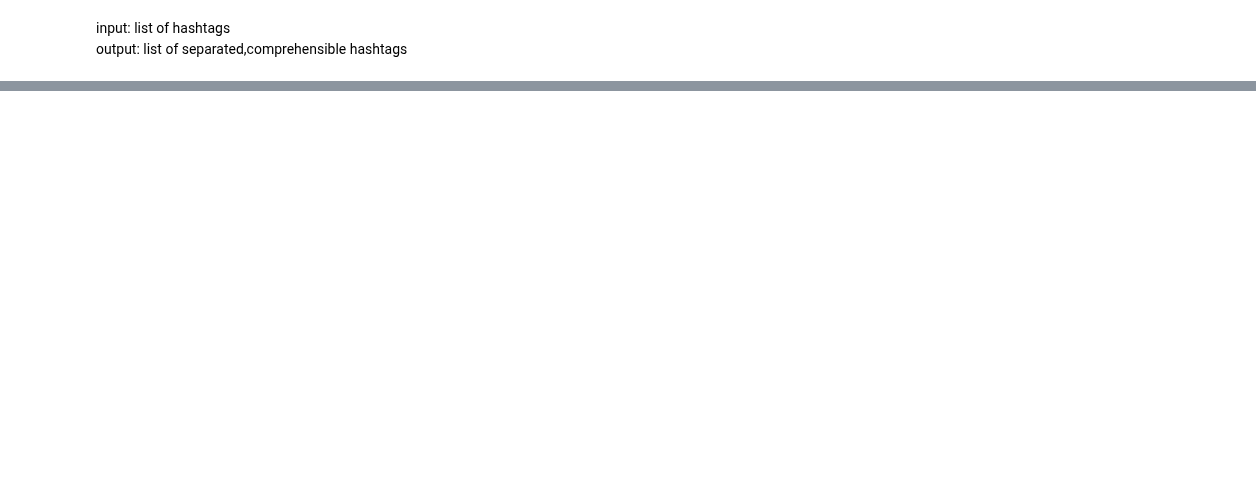
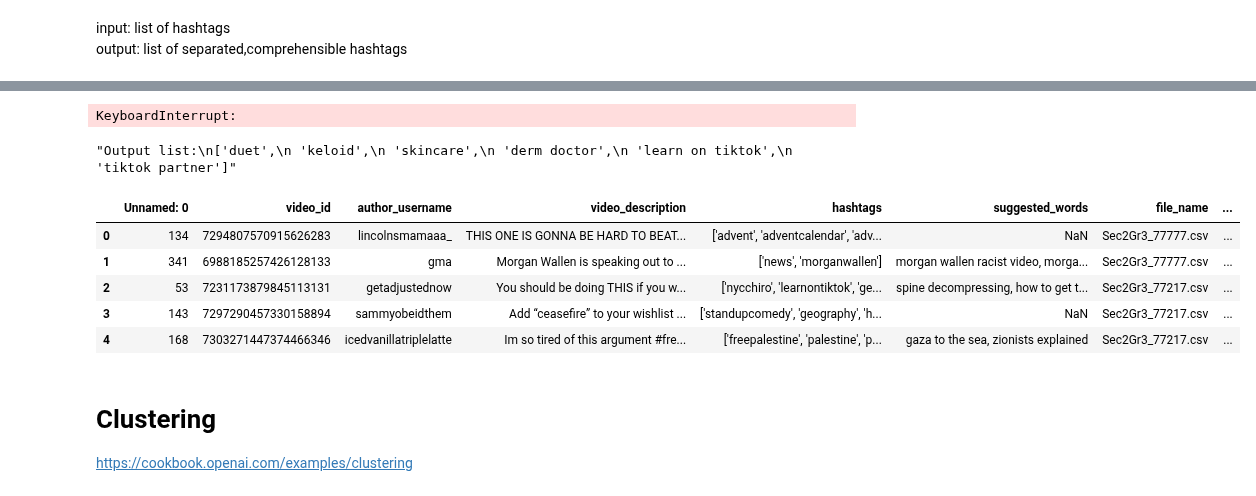
Before and after one commit to jyontika/CS315-Project-2, a Jupyter notebook: space_out_hashtags.ipynb, the cells around one changed output, grey strips where cells are left out. Drawn from its saved outputs; the diff is of its cells as text; code cells hidden in the pictures; blank space fills up the shorter version.

Commit message:
clustering

```diff
--- a/space_out_hashtags.ipynb
+++ b/space_out_hashtags.ipynb
@@ -81,0 +56,8 @@ output
+# %%
+import pandas as pd
+
+
+with open('./analysis/hashtag_initial/news_adj_by_hashtag.csv','r') as f:
+    df = pd.read_csv(f)
+
+df.head()
@@ -81,0 +71,30 @@ output
+# %%
+sp = space_out(df)
+# %% [output]
+KeyboardInterrupt:
+# %%
+df['spaced_out_hashtag'] = sp
+# %%
+df.iloc[20]['spaced_out_hashtag']
+# %% [output]
+"Output list:\n['duet',\n 'keloid',\n 'skincare',\n 'derm doctor',\n 'learn on tiktok',\n 'tiktok partner']"
+# %%
+import re
+def clean_spaced_out_hashtag(row):
+    original = row['spaced_out_hashtag']
+    matches = re.findall(r"'(.*?)'", original)
+    return matches
+
+df['spaced_out_hashtag'] = df.apply(clean_spaced_out_hashtag, axis=1)
+# %%
+df.head()
+# %% [output]
+|  | Unnamed: 0 | video_id | author_username | video_description | hashtags | suggested_words | file_name | ... |
+| 0 | 134 | 7294807570915626283 | lincolnsmamaaa_ | THIS ONE IS GONNA BE HARD TO BEAT... | ['advent', 'adventcalendar', 'adv... | NaN | Sec2Gr3_77777.csv | ... |
+| 1 | 341 | 6988185257426128133 | gma | Morgan Wallen is speaking out to ... | ['news', 'morganwallen'] | morgan wallen racist video, morga... | Sec2Gr3_77777.csv | ... |
+| 2 | 53 | 7231173879845113131 | getadjustednow | You should be doing THIS if you w... | ['nycchiro', 'learnontiktok', 'ge... | spine decompressing, how to get t... | Sec2Gr3_77217.csv | ... |
+| 3 | 143 | 7297290457330158894 | sammyobeidthem | Add “ceasefire” to your wishlist ... | ['standupcomedy', 'geography', 'h... | NaN | Sec2Gr3_77217.csv | ... |
+| 4 | 168 | 7303271447374466346 | icedvanillatriplelatte | Im so tired of this argument #fre... | ['freepalestine', 'palestine', 'p... | gaza to the sea, zionists explained | Sec2Gr3_77217.csv | ... |
+# %% [markdown]
+# Clustering
+https://cookbook.openai.com/examples/clustering
```
Also changed, not shown: parts of 21 cells of this notebook, 2 other files.
